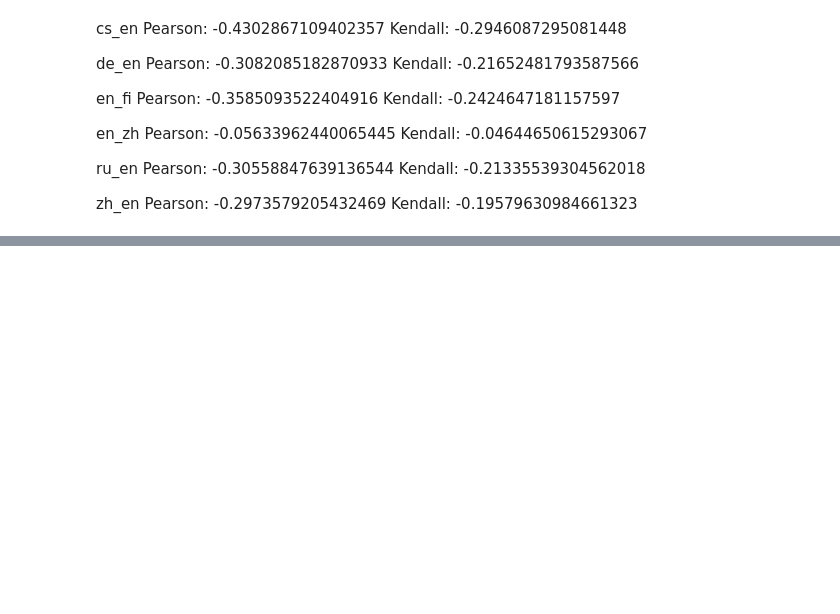
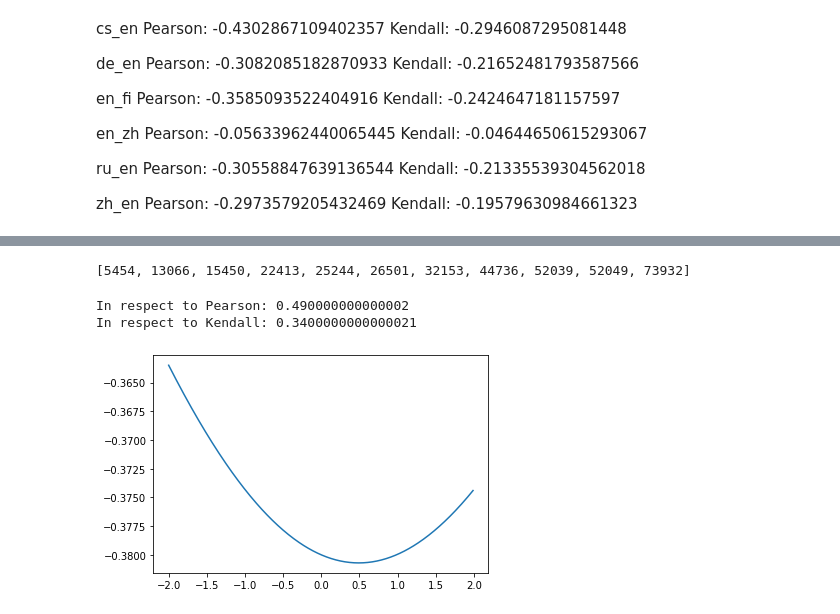
Before and after one commit to FranzMichaelFrank/Text_Mining_Group_Project, a Jupyter notebook: PM_2021-05-26_Embedding.ipynb, the cells around one changed output, grey strips where cells are left out. Drawn from its saved outputs; the diff is of its cells as text; code cells hidden in the pictures; blank space fills up the shorter version.

```diff
--- a/PM_2021-05-26_Embedding.ipynb
+++ b/PM_2021-05-26_Embedding.ipynb
@@ -945,0 +748,3 @@ P, R, F1 = score(cands, refs, lang="en", verbose=True)
+# %%
+# Tell Word Mover's distance which embeddings to use
+my_model = model.WordEmbedding(model=my_dict)
@@ -945,0 +886,38 @@ P, R, F1 = score(cands, refs, lang="en", verbose=True)
+# %%
+# Make a train/test split; allocate 20% of our data to the training set
+
+train = pd.DataFrame()
+test = pd.DataFrame()
+
+for data in data_list:
+
+    train_, test_ = train_test_split(data, test_size=0.2, random_state=0, shuffle=True)
+
+    train = pd.concat([train, train_])
+    test = pd.concat([test, test_])
+# %%
+# Compute Word Mover's distances for our training set
+
+wmdistances = apply_wm_distance(tokenise_ref_and_trans(train))
+# %% [output]
+[5454, 13066, 15450, 22413, 25244, 26501, 32153, 44736, 52039, 52049, 73932]
+# %%
+# Optimise for the factor that defines what value is assigned to the ones where the MV distance could not be computed
+
+# Define a domain for the factor
+optim_range = np.arange(-2,2,0.01)
+
+# Run optimisation
+Ps, Ks, opt_factor_p, opt_factor_k = optimise_factor(wmdistances, train, optim_range)
+
+# Print optimal values in regards of Pearson correlation coefficient and Kendall's τ coefficient respectively
+print('In respect to Pearson:', opt_factor_p)
+print('In respect to Kendall:', opt_factor_k)
+# %% [output]
+In respect to Pearson: 0.490000000000002
+In respect to Kendall: 0.3400000000000021
+# %%
+# Plot Pearson correlation coefficient depending on the factor
+plot_opt(optim_range, Ps, 'pearson')
+# %% [output]
+[figure, added]
```
Also changed, not shown: parts of 84 cells of this notebook.
